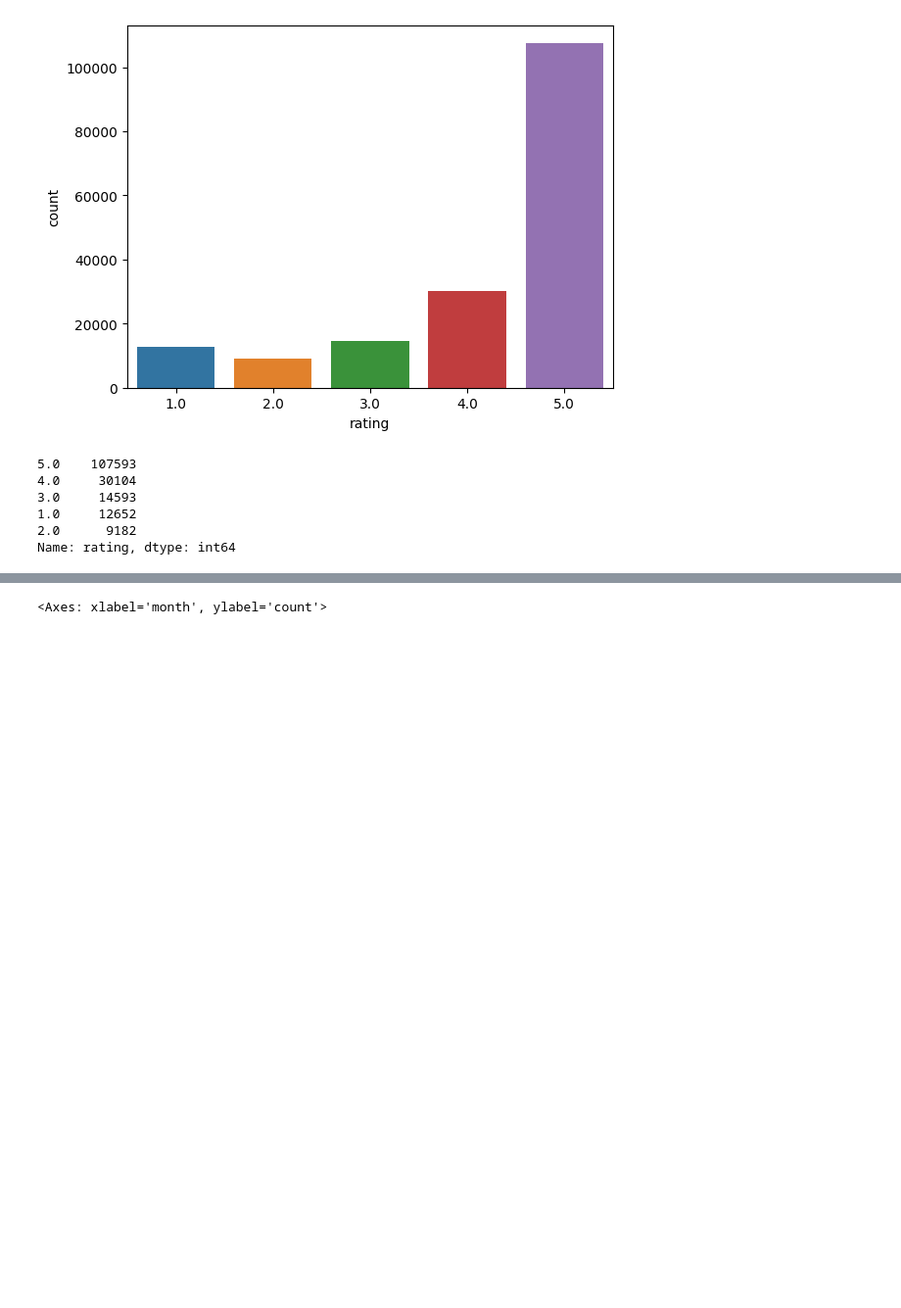
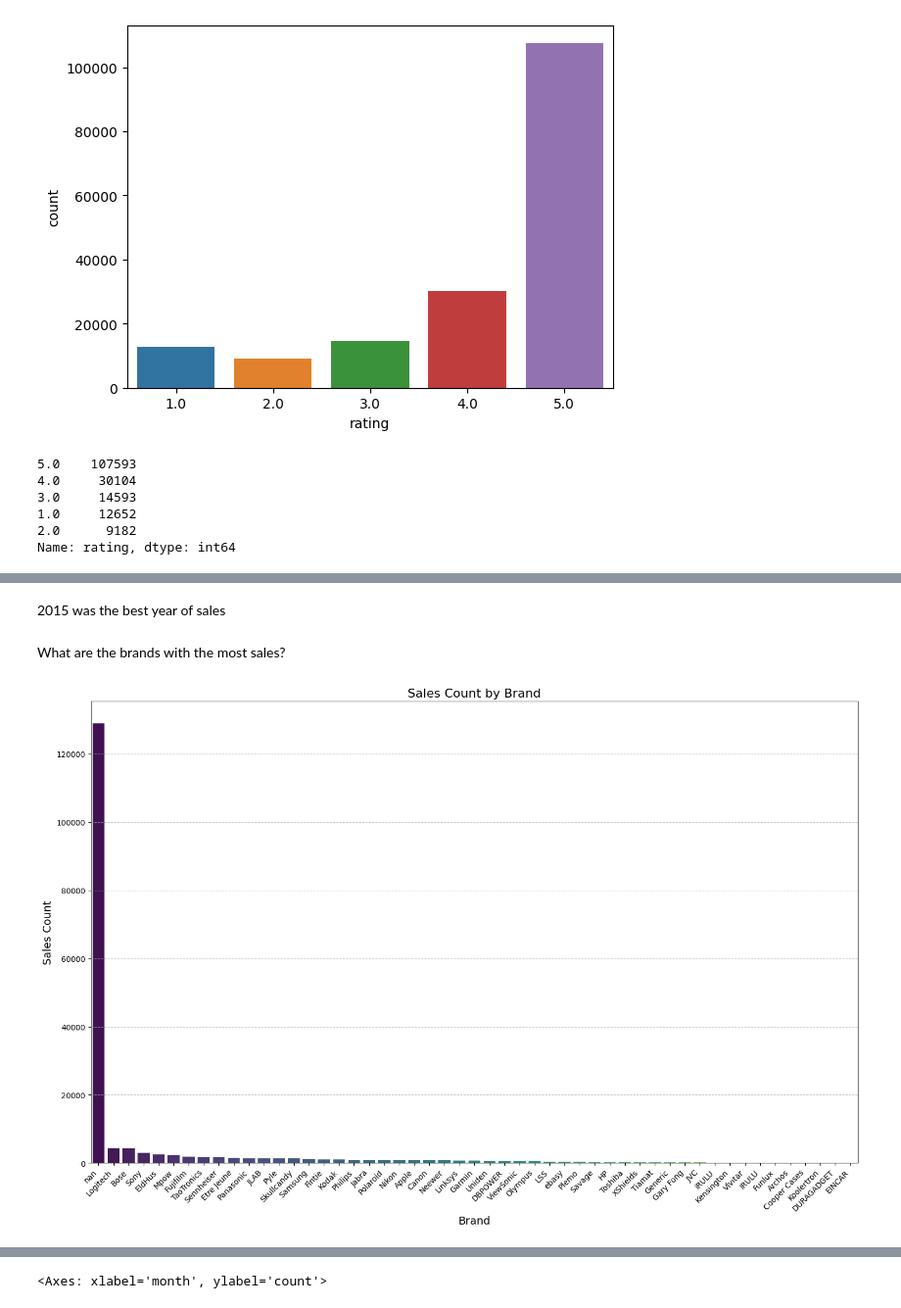
Before and after one commit to Akanksha-Nakati/Amazon-Electronic-Products-Sales-Analysis, a Jupyter notebook: Amazon_Electronic_Sales_Analysis.ipynb, the cells around one changed output, grey strips where cells are left out. Shown: that part at 98% size. Saved outputs shown, nothing was run; the diff lists cells and outputs as text; code cells hidden in the pictures; blank space fills up the shorter version.

```diff
--- a/Amazon_Electronic_Sales_Analysis.ipynb
+++ b/Amazon_Electronic_Sales_Analysis.ipynb
@@ -326,0 +320,34 @@ sns.countplot(x='brand', data=dataset[dataset['year'] == 2018], order=dataset['b
+# %% [markdown]
+2015 was the best year of sales
+# %% [markdown]
+What are the brands with the most sales?
+# %%
+# Increasing the figure size for better readability
+plt.figure(figsize=(15, 10))
+
+# Plotting the countplot with ordered brand data
+ax = sns.countplot(
+    x='brand',
+    data=dataset,
+    order=dataset['brand'].value_counts().index,
+    palette='viridis'
+)
+
+# Rotating the x-axis labels to prevent overlap and improve readability
+plt.xticks(rotation=45, ha='right')
+
+# Adding descriptive axis labels and a title
+plt.xlabel('Brand', fontsize=14)
+plt.ylabel('Sales Count', fontsize=14)
+plt.title('Sales Count by Brand', fontsize=16)
+
+# Adding gridlines for better visibility of count values
+plt.grid(axis='y', linestyle='--', alpha=0.7)
+
+# Ensuring everything fits well within the plot
+plt.tight_layout()
+
+# Displaying the plot
+plt.show()
+# %% [output]
+[figure, added]
```
Also changed, not shown: parts of 60 cells of this notebook.
